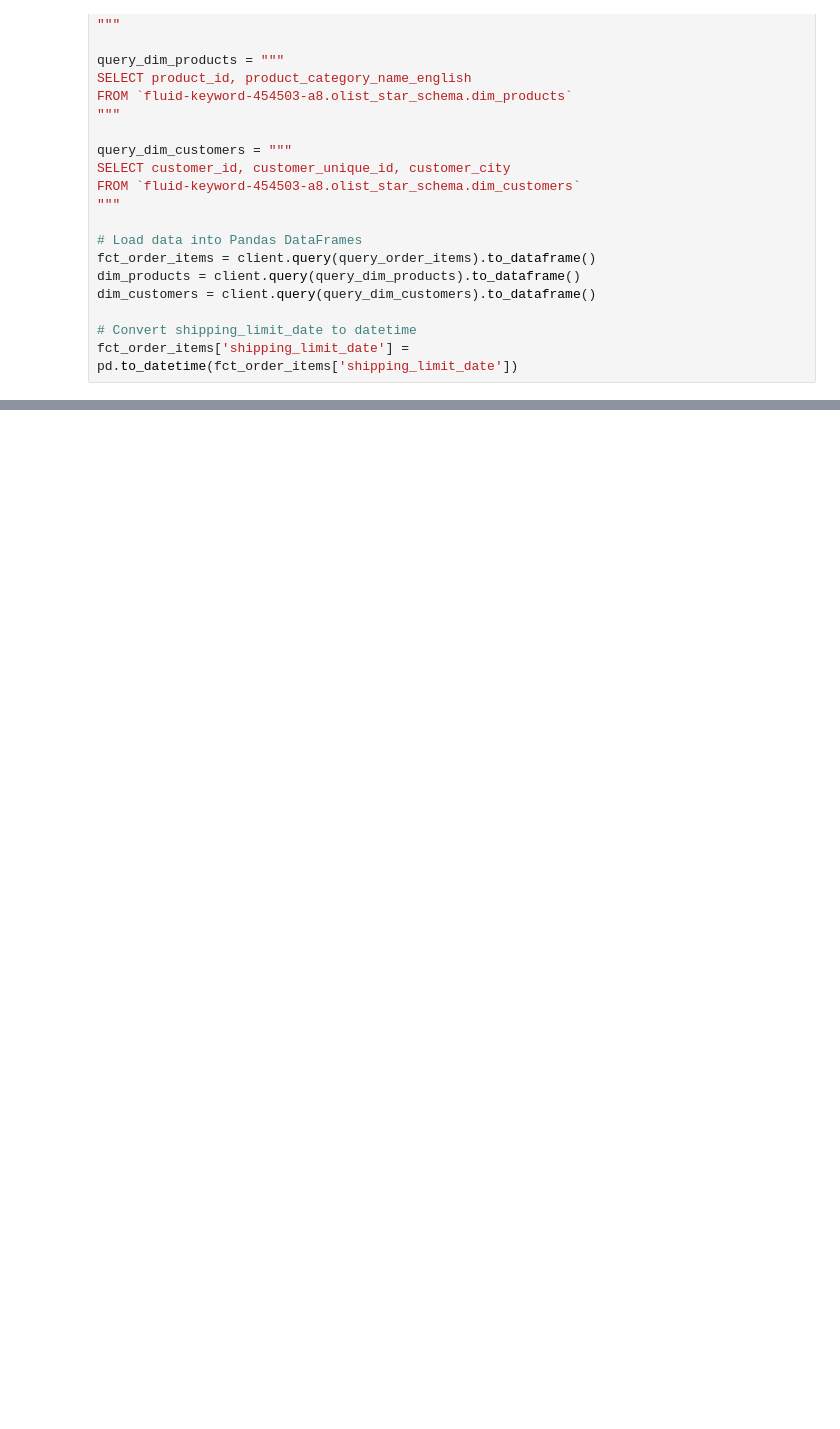
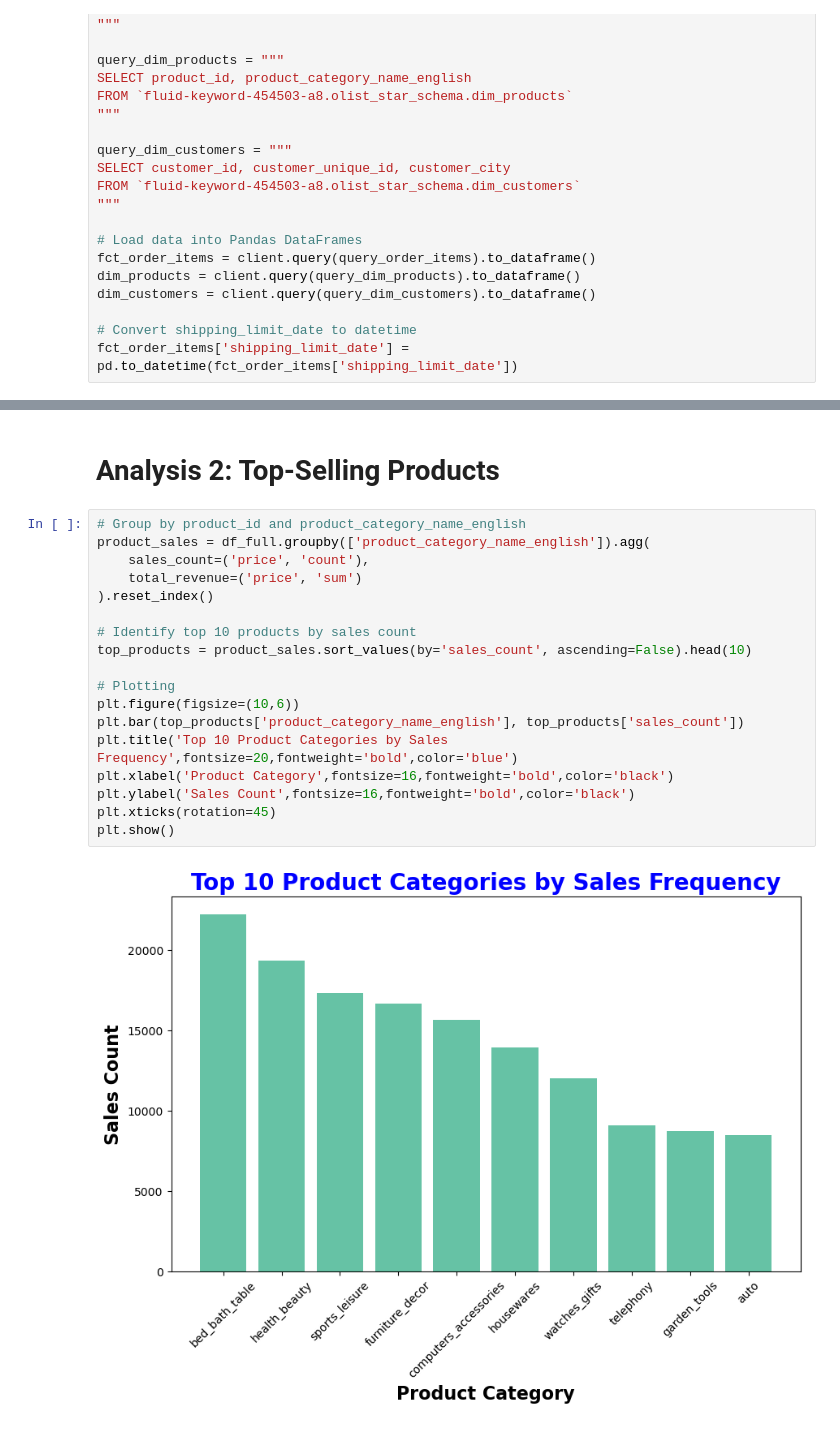
Before and after one commit to jochze-eng/Team5Module2Final, a Jupyter notebook: mt_eda.ipynb, the cells around one changed output, grey strips where cells are left out. Saved outputs shown, nothing was run; the diff lists cells and outputs as text; blank space fills up the shorter version.

```diff
--- a/mt_eda.ipynb
+++ b/mt_eda.ipynb
@@ -63,0 +106,22 @@ dim_products.head(10)
+# %% [markdown]
+# Analysis 2: Top-Selling Products
+# %%
+# Group by product_id and product_category_name_english
+product_sales = df_full.groupby(['product_category_name_english']).agg(
+    sales_count=('price', 'count'),
+    total_revenue=('price', 'sum')
+).reset_index()
+
+# Identify top 10 products by sales count
+top_products = product_sales.sort_values(by='sales_count', ascending=False).head(10)
+
+# Plotting
+plt.figure(figsize=(10,6))
+plt.bar(top_products['product_category_name_english'], top_products['sales_count'])
+plt.title('Top 10 Product Categories by Sales Frequency',fontsize=20,fontweight='bold',color='blue')
+plt.xlabel('Product Category',fontsize=16,fontweight='bold',color='black')
+plt.ylabel('Sales Count',fontsize=16,fontweight='bold',color='black')
+plt.xticks(rotation=45)
+plt.show()
+# %% [output]
+[figure, added]
```
Also changed, not shown: parts of 15 cells of this notebook.
